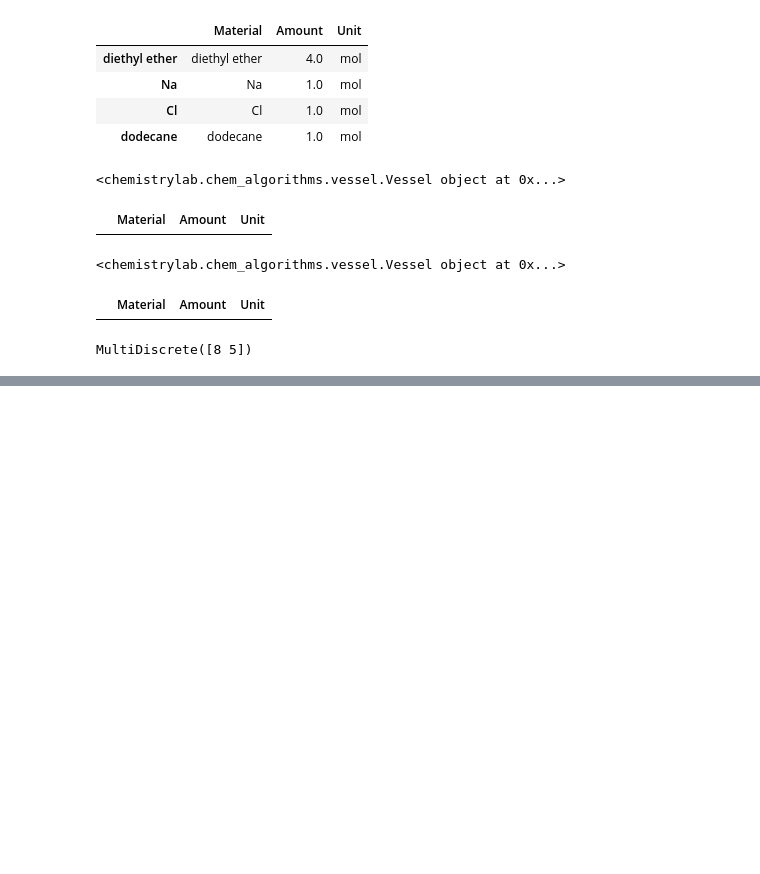
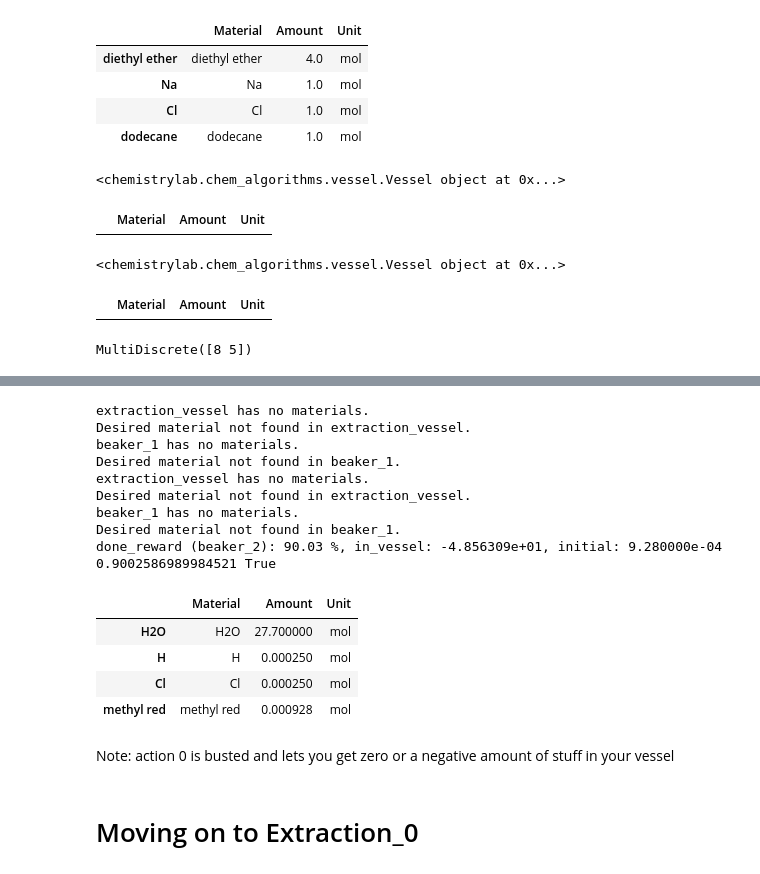
Before and after one commit to chemgymrl/chemgymrl, a Jupyter notebook: Gym notes.ipynb, the cells around one changed output, grey strips where cells are left out. Drawn from its saved outputs; the diff is of its cells as text; code cells hidden in the pictures; blank space fills up the shorter version.

Commit message:
Implemented fix on broken extraction environments

```diff
--- a/Gym notes.ipynb
+++ b/Gym notes.ipynb
@@ -576,0 +576,12 @@ class WurtzExtract_v1(chemistrylab.extract_bench.extract_bench_v1_engine.Extract
+# %%
+env.reset()
+env.step([0,0])
+
+for x in range(20):
+    a=[np.random.randint(9),np.random.randint(4)]
+    _ = env.step(a)
+
+
+obs,rew,done,_ = env.step([9,0])
+
+env.extraction_vessel.get_material_table()
@@ -576,0 +606,15 @@ class WurtzExtract_v1(chemistrylab.extract_bench.extract_bench_v1_engine.Extract
+# %%
+import chemistrylab
+import numpy as np
+import sys
+sys.path.append('../')
+sys.path.append('../chemistrylab/reactions')
+from IPython import display
+Display = display.display
+
+
+from chemistrylab.extract_algorithms import extractions
+
+from chemistrylab.extract_bench import methyl_red
+# %%
+env = methyl_red.ExtractWorld_MethylRed()
@@ -576,0 +627,37 @@ class WurtzExtract_v1(chemistrylab.extract_bench.extract_bench_v1_engine.Extract
+# %%
+env.reset()
+env.step([0,0])
+
+for x in range(20):
+    a=[np.random.randint(9),np.random.randint(4)]
+    try:
+        _ = env.step(a)
+    except:
+        print(a)
+
+obs,rew,done,_ = env.step([9,0])
+
+env.extraction_vessel.get_material_table()
+print(rew,done)
+
+Display(env.extraction_vessel.get_material_table())
+# %% [output]
+extraction_vessel has no materials.
+Desired material not found in extraction_vessel.
+beaker_1 has no materials.
+Desired material not found in beaker_1.
+extraction_vessel has no materials.
+Desired material not found in extraction_vessel.
+beaker_1 has no materials.
+Desired material not found in beaker_1.
+done_reward (beaker_2): 90.03 %, in_vessel: -4.856309e+01, initial: 9.280000e-04
+0.9002586989984521 True
+|  | Material | Amount | Unit |
+| H2O | H2O | 27.700000 | mol |
+| H | H | 0.000250 | mol |
+| Cl | Cl | 0.000250 | mol |
+| methyl red | methyl red | 0.000928 | mol |
+# %% [markdown]
+Note: action 0 is busted and lets you get zero or a negative amount of stuff in your vessel
+# %% [markdown]
+# Moving on to Extraction_0
```
Also changed, not shown: parts of 15 cells of this notebook, 11 other files.
